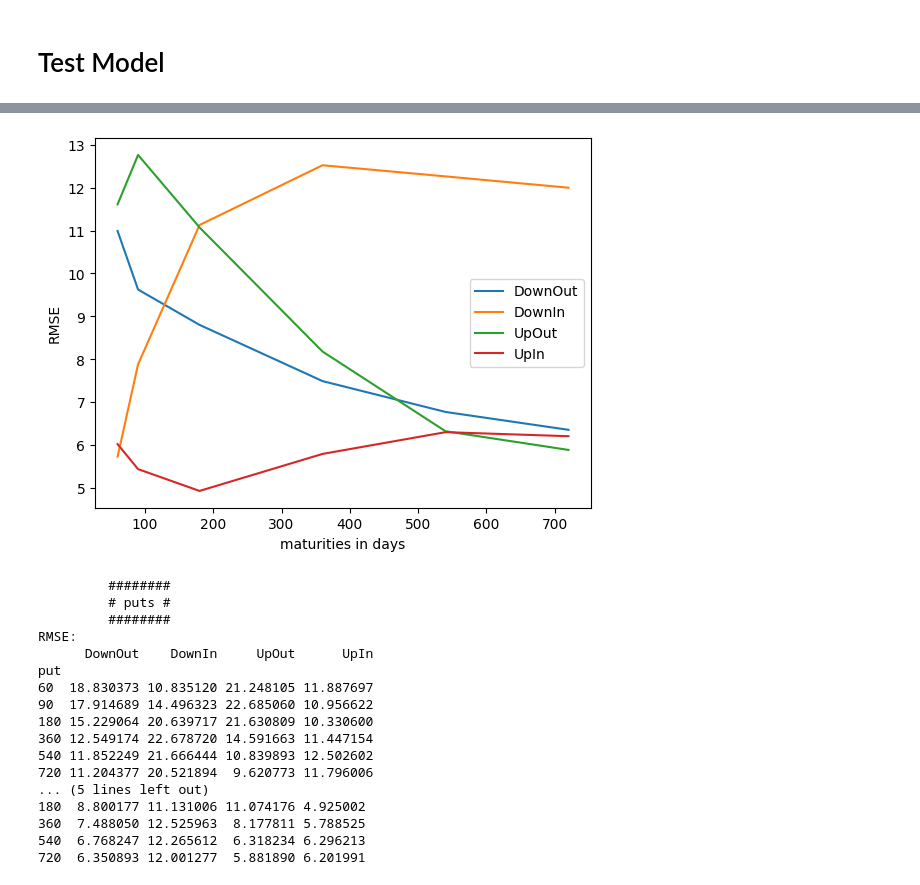
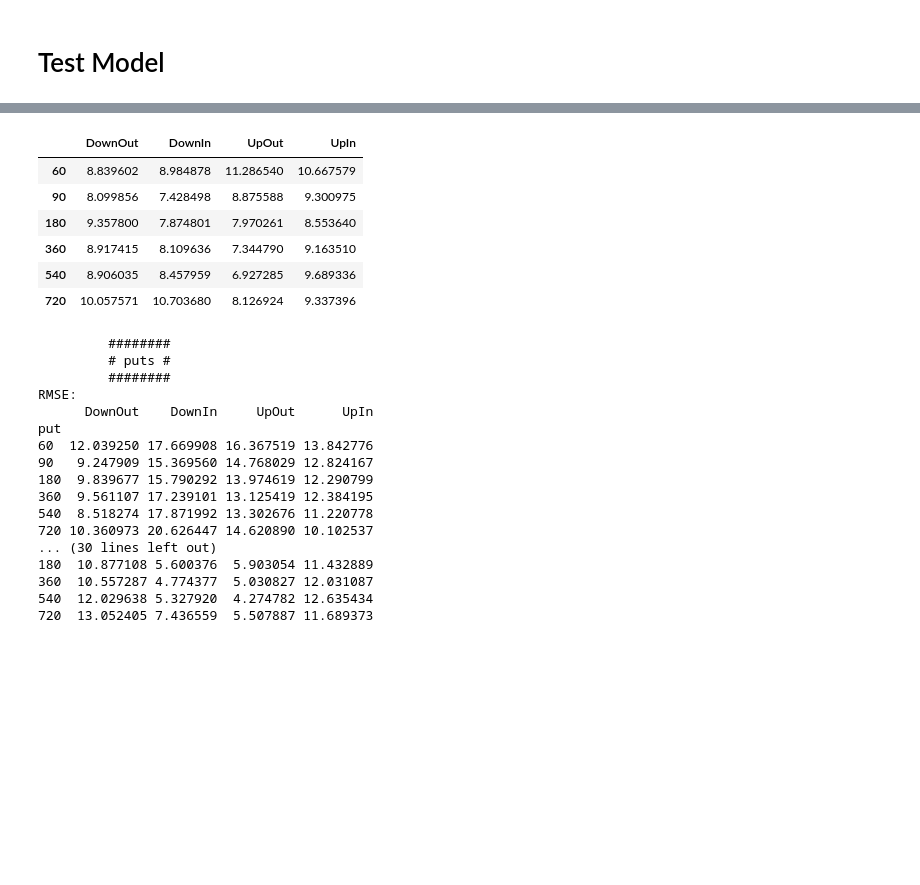
Before and after one commit to boomelage/machine-learning-option-pricing, a Jupyter notebook: testing.ipynb, the cells around one changed output, grey strips where cells are left out. Saved outputs shown, nothing was run; the diff lists cells and outputs as text; code cells hidden in the pictures; blank space fills up the shorter version.

```diff
--- a/testing.ipynb
+++ b/testing.ipynb
@@ -132,14 +136,13 @@ MAE:
-# %%
-plt.figure()
-for b in barrier_type_names:
-    plt.plot(MAE.loc[:, b], label=b)
-plt.xlabel('maturities in days')
-plt.ylabel('RMSE')
-plt.legend()
-plt.show()
-plt.close()
-# %% [output]
-[figure, removed]
+# %%
+MAE
+# %% [output]
+|  | DownOut | DownIn | UpOut | UpIn |
+| 60 | 8.839602 | 8.984878 | 11.286540 | 10.667579 |
+| 90 | 8.099856 | 7.428498 | 8.875588 | 9.300975 |
+| 180 | 9.357800 | 7.874801 | 7.970261 | 8.553640 |
+| 360 | 8.917415 | 8.109636 | 7.344790 | 9.163510 |
+| 540 | 8.906035 | 8.457959 | 6.927285 | 9.689336 |
+| 720 | 10.057571 | 10.703680 | 8.126924 | 9.337396 |
 # %%
 errors_bypayoff = {}
 for w in ws:
@@ -159,6 +162,7 @@ for w in ws:
         for b in barrier_type_names:
             RMSE.loc[t,b] = np.sqrt(np.average((by_wbt.loc[(w, b, t),'outofsample_error'])**2))
     print(f"RMSE:\n{RMSE}")
+    print()
     errors['RMSE'] = RMSE
 
 
@@ -173,10 +177,9 @@ for w in ws:
         for b in barrier_type_names:
             MAE.loc[t,b] = np.average(np.abs(by_wbt.loc[(w, b, t),'outofsample_error']))
     print(f"MAE:\n{MAE}")
+    print()
     errors['MAE'] = MAE
-
     errors_bypayoff[w] = errors
-    print("\n\n")
 # %% [output]
          ########
          # puts #
@@ -184,14 +187,14 @@ for w in ws:
 RMSE:
       DownOut    DownIn     UpOut      UpIn
 put
-60  18.830373 10.835120 21.248105 11.887697
-90  17.914689 14.496323 22.685060 10.956622
-180 15.229064 20.639717 21.630809 10.330600
-360 12.549174 22.678720 14.591663 11.447154
-540 11.852249 21.666444 10.839893 12.502602
-720 11.204377 20.521894  9.620773 11.796006
-... (5 lines left out)
-180  8.800177 11.131006 11.074176 4.925002
-360  7.488050 12.525963  8.177811 5.788525
-540  6.768247 12.265612  6.318234 6.296213
-720  6.350893 12.001277  5.881890 6.201991
+60  12.039250 17.669908 16.367519 13.842776
+90   9.247909 15.369560 14.768029 12.824167
+180  9.839677 15.790292 13.974619 12.290799
+360  9.561107 17.239101 13.125419 12.384195
+540  8.518274 17.871992 13.302676 11.220778
+720 10.360973 20.626447 14.620890 10.102537
+... (30 lines left out)
+180  10.877108 5.600376  5.903054 11.432889
+360  10.557287 4.774377  5.030827 12.031087
+540  12.029638 5.327920  4.274782 12.635434
+720  13.052405 7.436559  5.507887 11.689373
```
Also changed, not shown: parts of 14 cells of this notebook.
